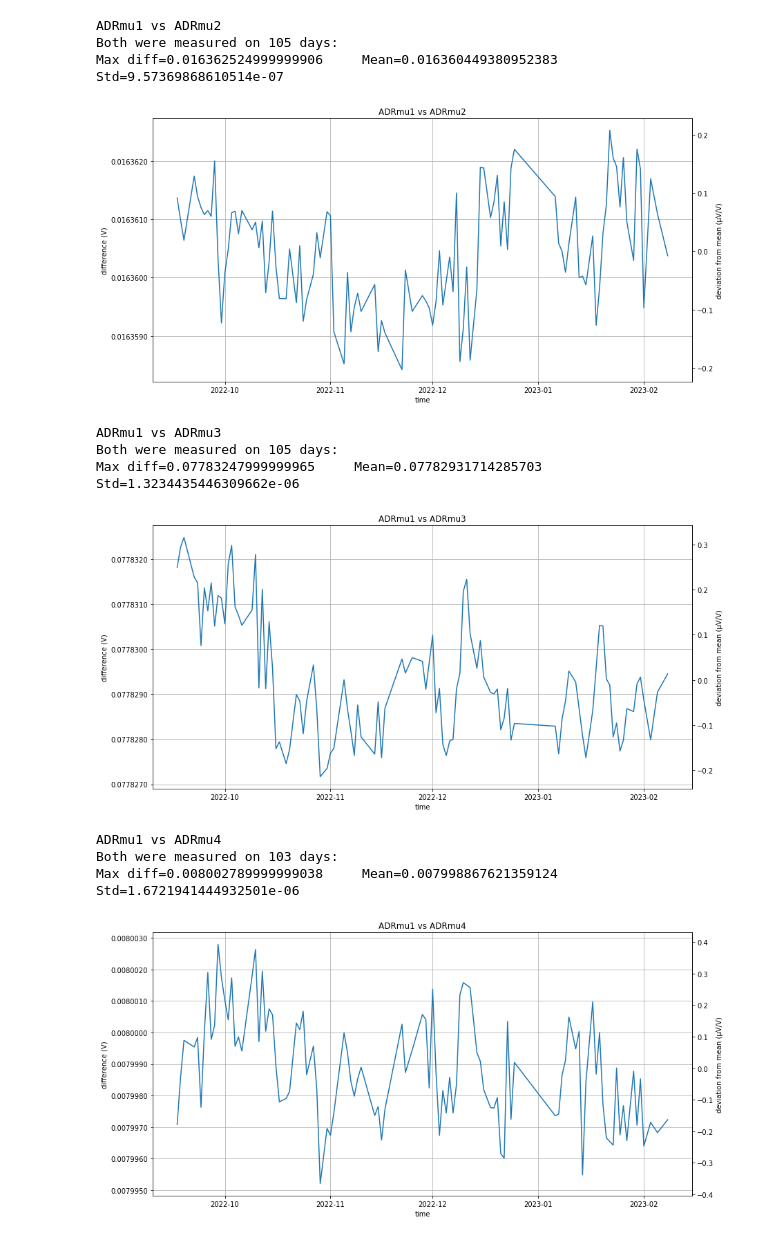
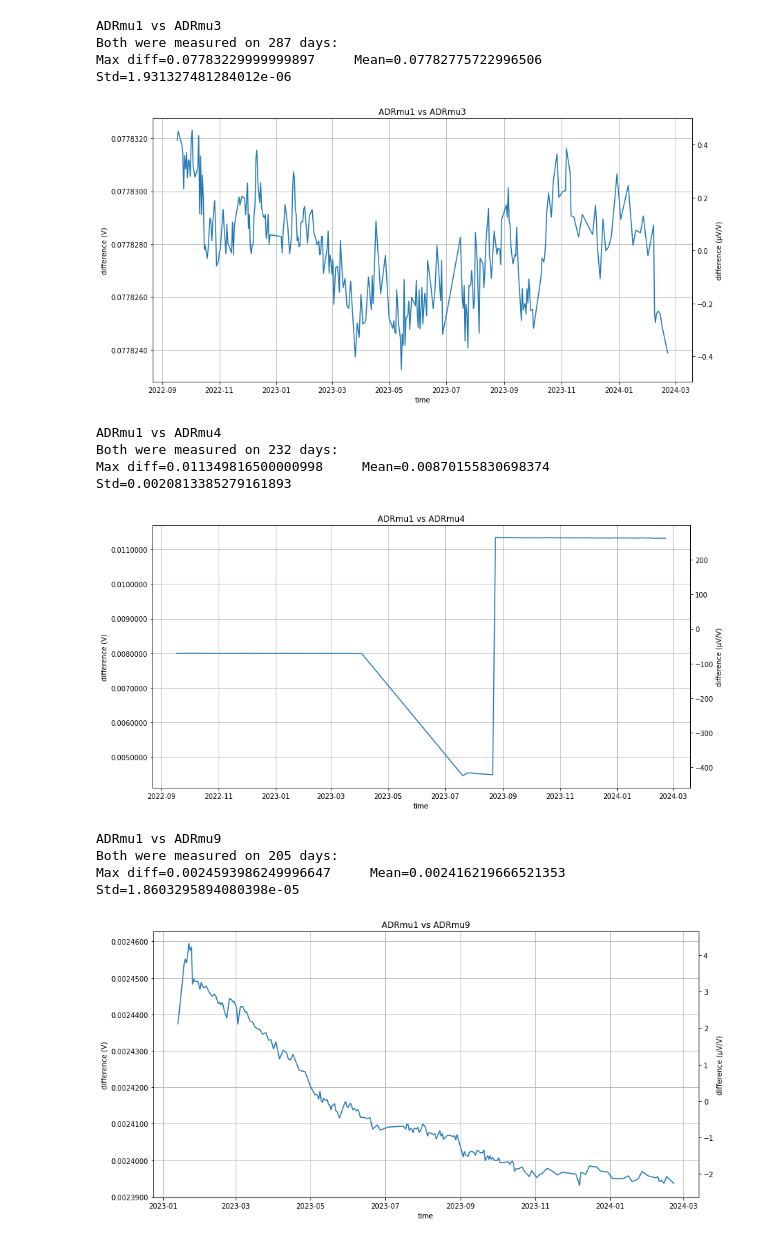
Before and after one commit to marcoreps/ADRmu, a Jupyter notebook: results/ADRmu1_drift.ipynb, the cells around one changed output. Saved outputs shown, nothing was run; the diff lists cells and outputs as text; code cells hidden in the pictures.

```diff
--- a/results/ADRmu1_drift.ipynb
+++ b/results/ADRmu1_drift.ipynb
@@ -4,12 +4,12 @@ import matplotlib.pyplot as plt
 from matplotlib.ticker import FormatStrFormatter
 
 # Fetch data
-columns = ["Time", "3458A"]
+columns = ["Time", "3458B"]
 dut="ADRmu1"
-raw=pd.read_csv("https://raw.githubusercontent.com/marcoreps/multiinstrumentalist/master/csv/"+dut+"-3458A.csv", usecols=columns)
+raw=pd.read_csv("https://raw.githubusercontent.com/marcoreps/multiinstrumentalist/master/csv/"+dut+"-3458B.csv", usecols=columns)
 
 # Use datetime as index
-raw["Time"] = pd.to_datetime(raw["Time"])
+raw["Time"] = pd.to_datetime(raw["Time"], unit='ms')
 raw = raw.set_index(pd.DatetimeIndex(raw["Time"]))
 raw = raw.drop('Time', axis=1)
 
@@ -32,7 +32,7 @@ def from_ppm(x):
 plt.rcParams["figure.figsize"] = [14, 7]
 fig, ax = plt.subplots()
 ax.grid()
-ax.set(xlabel='time', ylabel='voltage (V)', title=dut+' vs HP 3458A')
+ax.set(xlabel='time', ylabel='voltage (V)', title=dut+' vs Keysight 3458A')
 ax.plot(raw)
 
 # Set up a secondary Y-axis
@@ -59,7 +59,7 @@ def MUvsMU(dut1, dut2):
     DUT_two=pd.read_csv("https://raw.githubusercontent.com/marcoreps/multiinstrumentalist/master/csv/"+dut2+"-3458A.csv", usecols=columns)
 
     # Use datetime as index
-    DUT_one["Time"] = pd.to_datetime(DUT_one["Time"])
+    DUT_one["Time"] = pd.to_datetime(DUT_one["Time"], unit='ms')
     DUT_one = DUT_one.set_index(pd.DatetimeIndex(DUT_one["Time"]))
     DUT_one = DUT_one.drop('Time', axis=1)
     DUT_one = DUT_one.rename(columns={"3458A": "one"})
@@ -67,7 +67,7 @@ def MUvsMU(dut1, dut2):
     # Resample to one daily value
     daily_one = DUT_one.resample("d").median()
 
-    DUT_two["Time"] = pd.to_datetime(DUT_two["Time"])
+    DUT_two["Time"] = pd.to_datetime(DUT_two["Time"], unit='ms')
     DUT_two = DUT_two.set_index(pd.DatetimeIndex(DUT_two["Time"]))
     DUT_two = DUT_two.drop('Time', axis=1)
     DUT_two = DUT_two.rename(columns={"3458A": "two"})
@@ -82,46 +82,47 @@ def MUvsMU(dut1, dut2):
     print("Both were measured on "+str(len(both))+" days:")
     print("Max diff="+str(both["diff"].max())+" \
     Mean="+str(both["diff"].mean())+" \
     Std="+str(both["diff"].std()))
 
     # Conversion functions for secondary Y-axis
     def to_ppm(x):
         return (x-both["diff"].mean())/.00001
 
     def from_ppm(x):
         return x*.00001+both["diff"].mean()
 
     # Set up a plot
     plt.rcParams["figure.figsize"] = [14, 7]
     fig, ax = plt.subplots()
     ax.grid()
     ax.set(xlabel='time', ylabel='difference (V)', title=dut1+' vs '+dut2)
     ax.plot(both["diff"])
 
     # Set up a secondary Y-axis
     secax = ax.secondary_yaxis('right', functions=(to_ppm, from_ppm))
-    secax.set_ylabel('deviation from mean (µV/V)')
+    secax.set_ylabel('difference (µV/V)')
     ax.yaxis.set_major_formatter(FormatStrFormatter('%.7f'))
 
     plt.show()
 
-MUvsMU("ADRmu1", "ADRmu2")
 MUvsMU("ADRmu1", "ADRmu3")
 MUvsMU("ADRmu1", "ADRmu4")
-MUvsMU("ADRmu1", "ADRmu5")
-MUvsMU("ADRmu1", "ADRmu7")
 MUvsMU("ADRmu1", "ADRmu9")
 MUvsMU("ADRmu1", "ADRmu12")
+MUvsMU("ADRmu1", "ADRmu11")
+MUvsMU("ADRmu1", "ADRmu6")
+MUvsMU("ADRmu1", "ADRmu15")
+MUvsMU("ADRmu1", "ADRmu20")
 # %% [output]
-ADRmu1 vs ADRmu2
-Both were measured on 105 days:
-Max diff=0.016362524999999906     Mean=0.016360449380952383     Std=9.57369868610514e-07
+ADRmu1 vs ADRmu3
+Both were measured on 287 days:
+Max diff=0.07783229999999897     Mean=0.07782775722996506     Std=1.931327481284012e-06
-[figure, old version]
+[figure, new version]
-ADRmu1 vs ADRmu3
-Both were measured on 105 days:
-Max diff=0.07783247999999965     Mean=0.07782931714285703     Std=1.3234435446309662e-06
+ADRmu1 vs ADRmu4
+Both were measured on 232 days:
+Max diff=0.011349816500000998     Mean=0.00870155830698374     Std=0.0020813385279161893
-[figure, old version]
+[figure, new version]
-ADRmu1 vs ADRmu4
-Both were measured on 103 days:
-Max diff=0.008002789999999038     Mean=0.007998867621359124     Std=1.6721941444932501e-06
+ADRmu1 vs ADRmu9
+Both were measured on 205 days:
+Max diff=0.0024593986249996647     Mean=0.002416219666521353     Std=1.8603295894080398e-05
-[figure, old version]
+[figure, new version]
```
Also changed, not shown: parts of 2 cells of this notebook, 7 other files.
